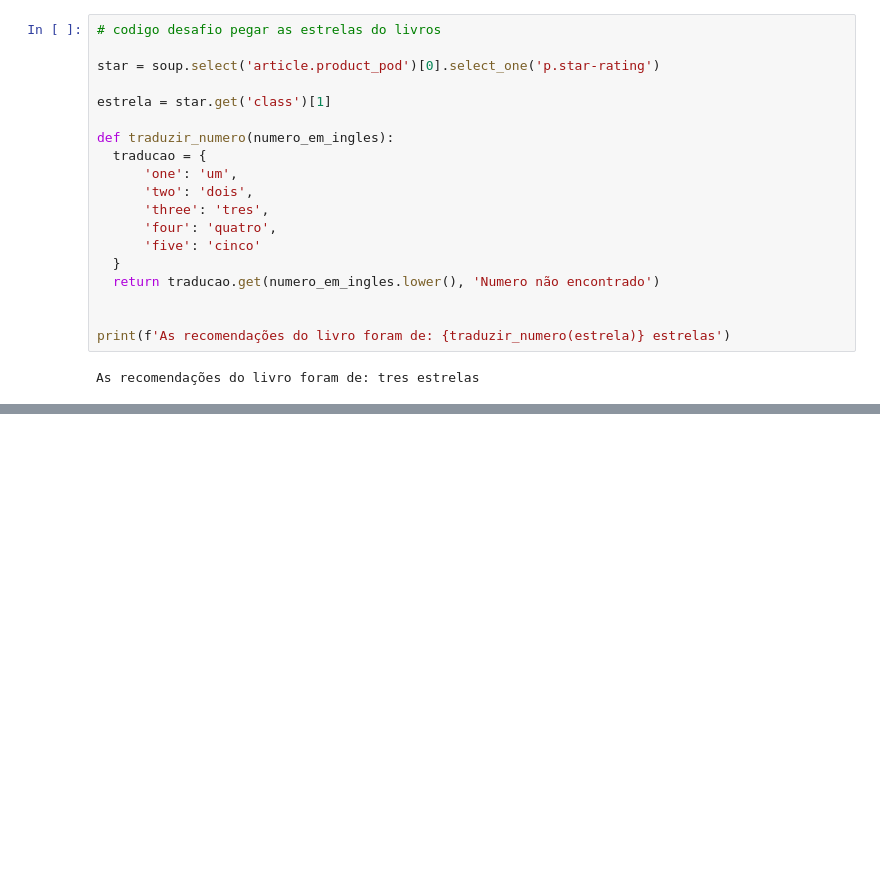
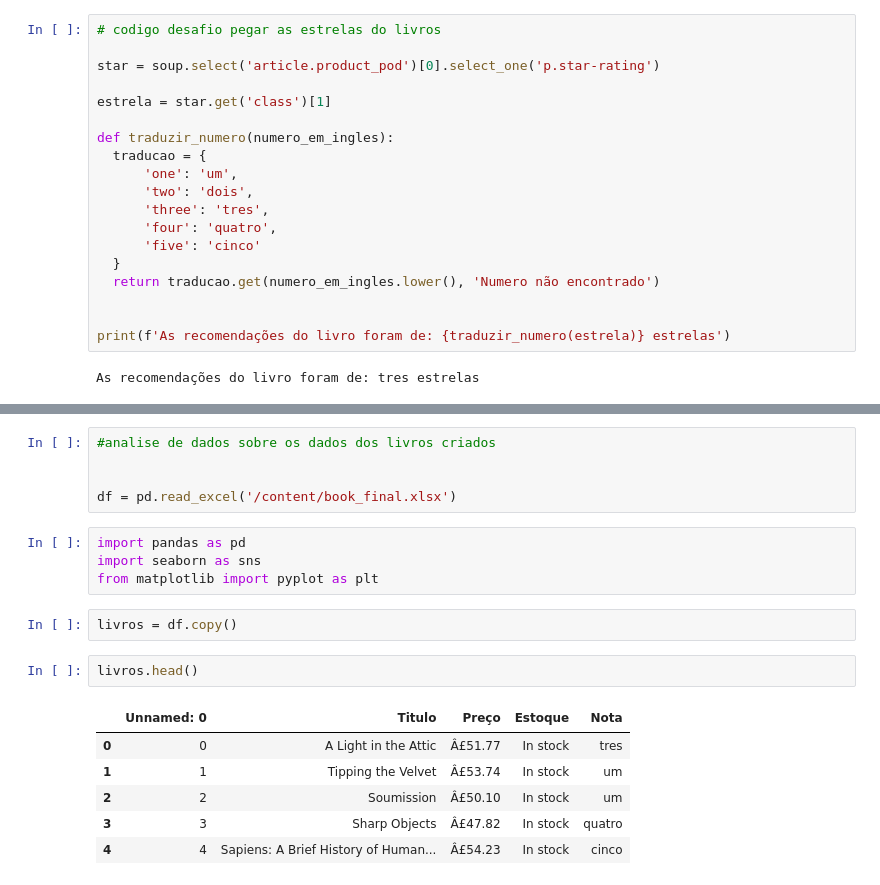
Before and after one commit to LeonardoMafra/Python_Data_Science, a Jupyter notebook: WebScraping.ipynb, the cells around one changed output, grey strips where cells are left out. Saved outputs shown, nothing was run; the diff lists cells and outputs as text; blank space fills up the shorter version.

```diff
--- a/WebScraping.ipynb
+++ b/WebScraping.ipynb
@@ -116,0 +231,20 @@ As recomendações do livro foram de: tres estrelas
+# %%
+#analise de dados sobre os dados dos livros criados
+
+
+df = pd.read_excel('/content/book_final.xlsx')
+# %%
+import pandas as pd
+import seaborn as sns
+from matplotlib import pyplot as plt
+# %%
+livros = df.copy()
+# %%
+livros.head()
+# %% [output]
+|  | Unnamed: 0 | Titulo | Preço | Estoque | Nota |
+| 0 | 0 | A Light in the Attic | Â£51.77 | In stock | tres |
+| 1 | 1 | Tipping the Velvet | Â£53.74 | In stock | um |
+| 2 | 2 | Soumission | Â£50.10 | In stock | um |
+| 3 | 3 | Sharp Objects | Â£47.82 | In stock | quatro |
+| 4 | 4 | Sapiens: A Brief History of Human... | Â£54.23 | In stock | cinco |
```
Also changed, not shown: parts of 14 cells of this notebook.
